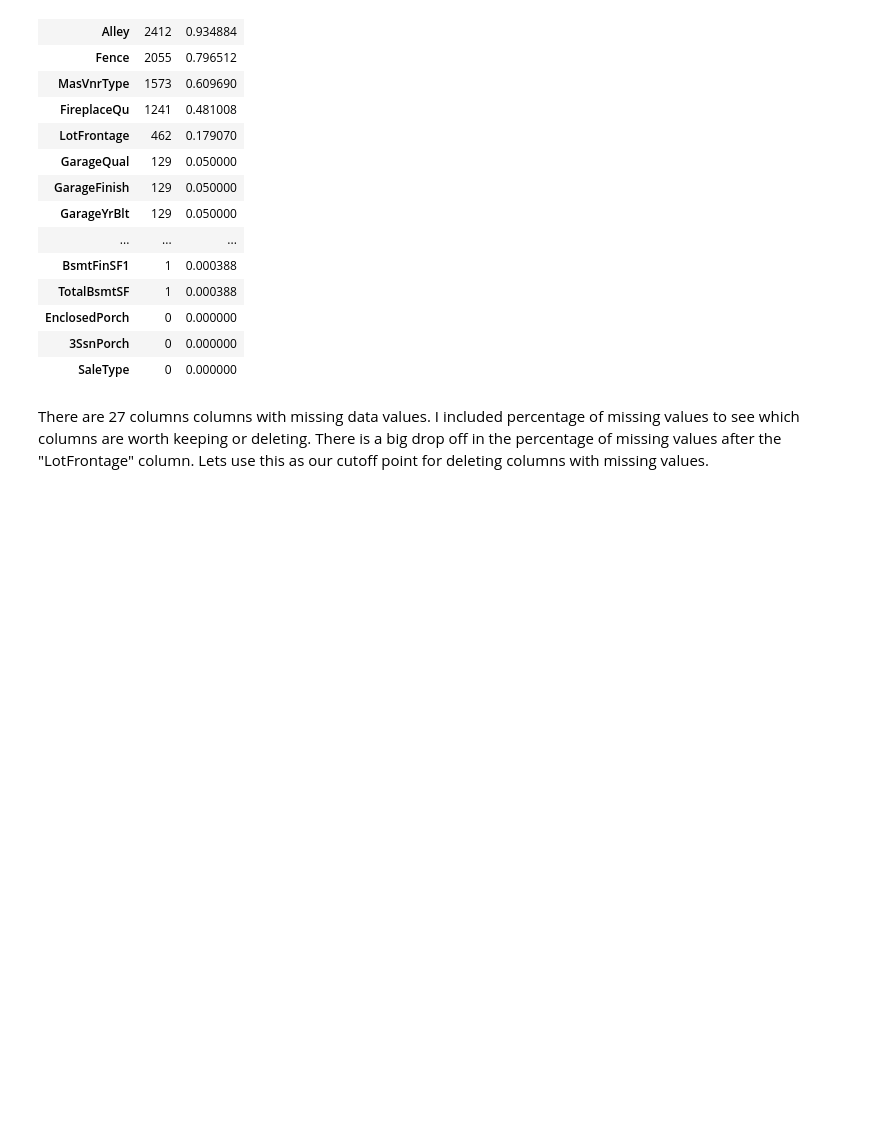
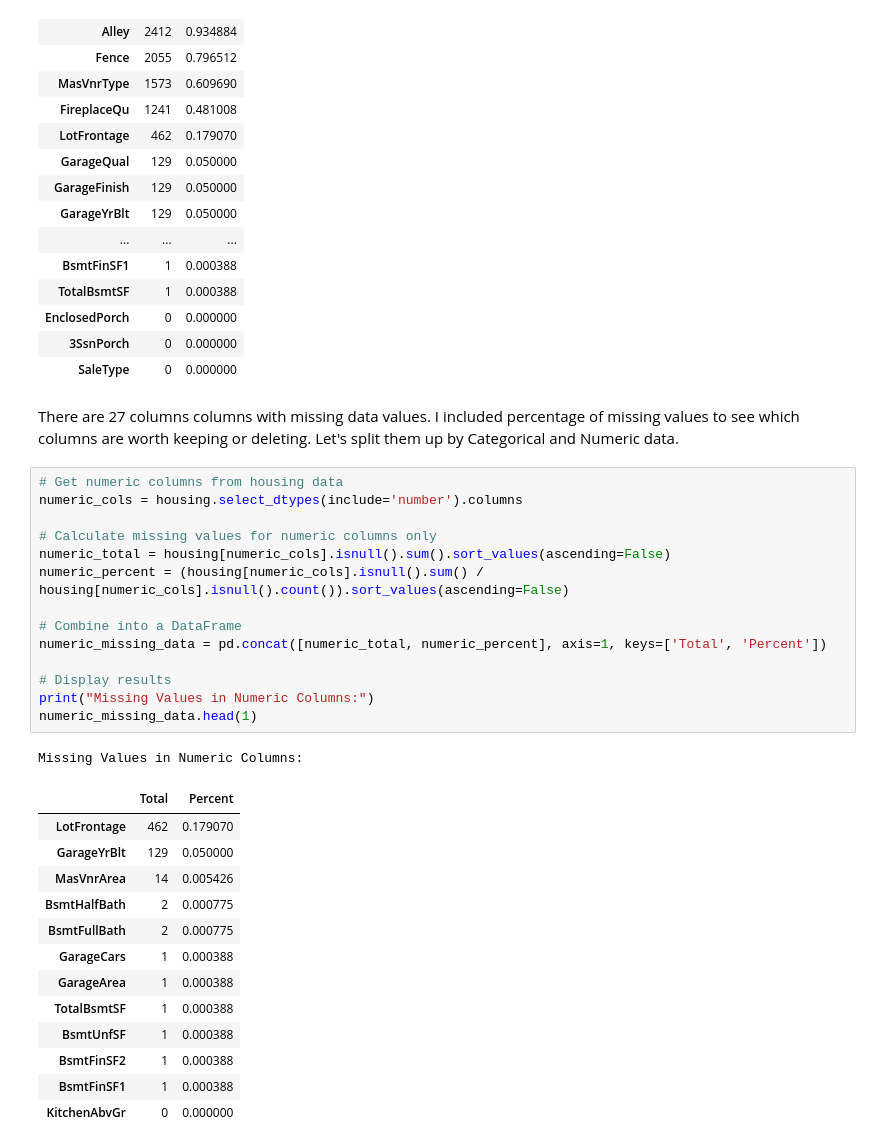
Before and after one commit to haidermumtaz/Machine-Learning-Project, a Jupyter notebook: housing_data_analysis.ipynb, the cells around one changed output. Saved outputs shown, nothing was run; the diff lists cells and outputs as text; blank space fills up the shorter version.

Commit message:
Data Preprocessing and adding data_description.txt

```diff
--- a/housing_data_analysis.ipynb
+++ b/housing_data_analysis.ipynb
@@ -154,4 +154,33 @@ missing_data.head(30)
 | 3SsnPorch | 0 | 0.000000 |
 | SaleType | 0 | 0.000000 |
 # %% [markdown]
-There are 27 columns columns with missing data values. I included percentage of missing values to see which columns are worth keeping or deleting. There is a big drop off in the percentage of missing values after the "LotFrontage" column. Lets use this as our cutoff point for deleting columns with missing values.
+There are 27 columns columns with missing data values. I included percentage of missing values to see which columns are worth keeping or deleting. Let's split them up by Categorical and Numeric data.
+# %%
+# Get numeric columns from housing data
+numeric_cols = housing.select_dtypes(include='number').columns
+
+# Calculate missing values for numeric columns only
+numeric_total = housing[numeric_cols].isnull().sum().sort_values(ascending=False)
+numeric_percent = (housing[numeric_cols].isnull().sum() / housing[numeric_cols].isnull().count()).sort_values(ascending=False)
+
+# Combine into a DataFrame
+numeric_missing_data = pd.concat([numeric_total, numeric_percent], axis=1, keys=['Total', 'Percent'])
+
+# Display results
+print("Missing Values in Numeric Columns:")
+numeric_missing_data.head(1)
+# %% [output]
+Missing Values in Numeric Columns:
+|  | Total | Percent |
+| LotFrontage | 462 | 0.179070 |
+| GarageYrBlt | 129 | 0.050000 |
+| MasVnrArea | 14 | 0.005426 |
+| BsmtHalfBath | 2 | 0.000775 |
+| BsmtFullBath | 2 | 0.000775 |
+| GarageCars | 1 | 0.000388 |
+| GarageArea | 1 | 0.000388 |
+| TotalBsmtSF | 1 | 0.000388 |
+| BsmtUnfSF | 1 | 0.000388 |
+| BsmtFinSF2 | 1 | 0.000388 |
+| BsmtFinSF1 | 1 | 0.000388 |
+| KitchenAbvGr | 0 | 0.000000 |
```
Also changed, not shown: 2 other files.
